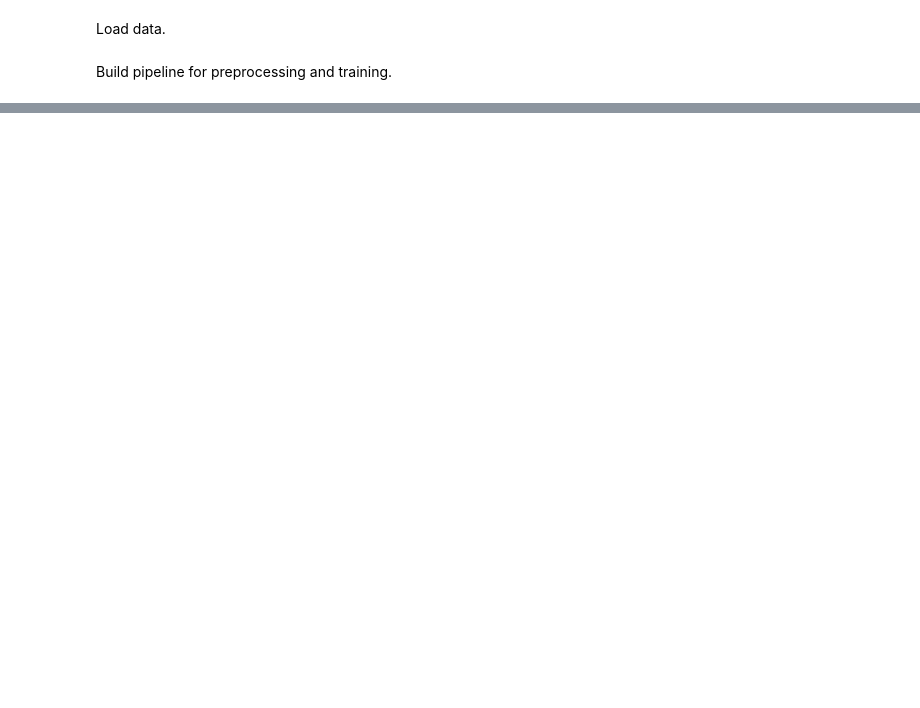
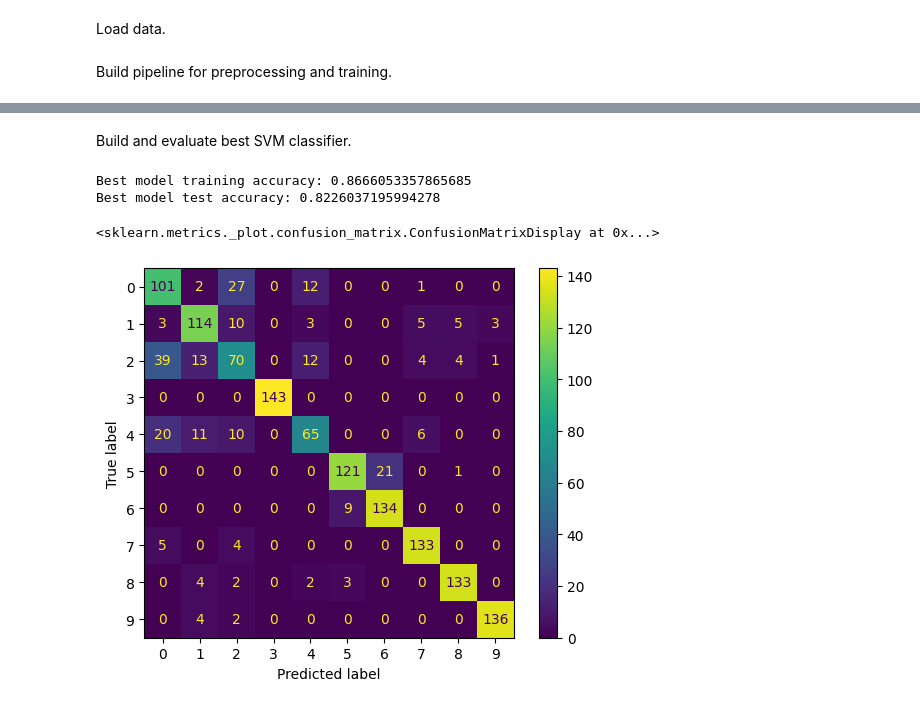
Before and after one commit to glafira-d/vibration_fault_diagnosis, a Jupyter notebook: CWRU_pipeline_and_training.ipynb, the cells around one changed output, grey strips where cells are left out. Saved outputs shown, nothing was run; the diff lists cells and outputs as text; code cells hidden in the pictures; blank space fills up the shorter version.

```diff
--- a/CWRU_pipeline_and_training.ipynb
+++ b/CWRU_pipeline_and_training.ipynb
@@ -76,0 +72,23 @@ Max test accuracy: 0.19142857142857142
+# %% [markdown]
+Build and evaluate best SVM classifier.
+# %%
+best_model = SVC(C=c_svm[np.argmax(test_accuracy)])
+pipe_final = Pipeline([('preproc', col_transformer),
+                 ('model', model)])
+pipe_final.fit(x_train, y_train.values.ravel())
+
+train_accuracy_final = pipe.score(x_train, y_train)
+test_accuracy_final = pipe.score(x_test, y_test)
+
+print(f"Best model training accuracy: {train_accuracy_final}")
+print(f"Best model test accuracy: {test_accuracy_final}")
+
+# Plot confusion matrix
+cm = confusion_matrix(y_test, pipe.predict(x_test))
+disp = ConfusionMatrixDisplay(confusion_matrix=cm, display_labels=pipe.classes_)
+disp.plot()
+# %% [output]
+Best model training accuracy: 0.8666053357865685
+Best model test accuracy: 0.8226037195994278
+<sklearn.metrics._plot.confusion_matrix.ConfusionMatrixDisplay at 0x...>
+[figure, added]
```
Also changed, not shown: parts of 5 cells of this notebook, 16 other files.
